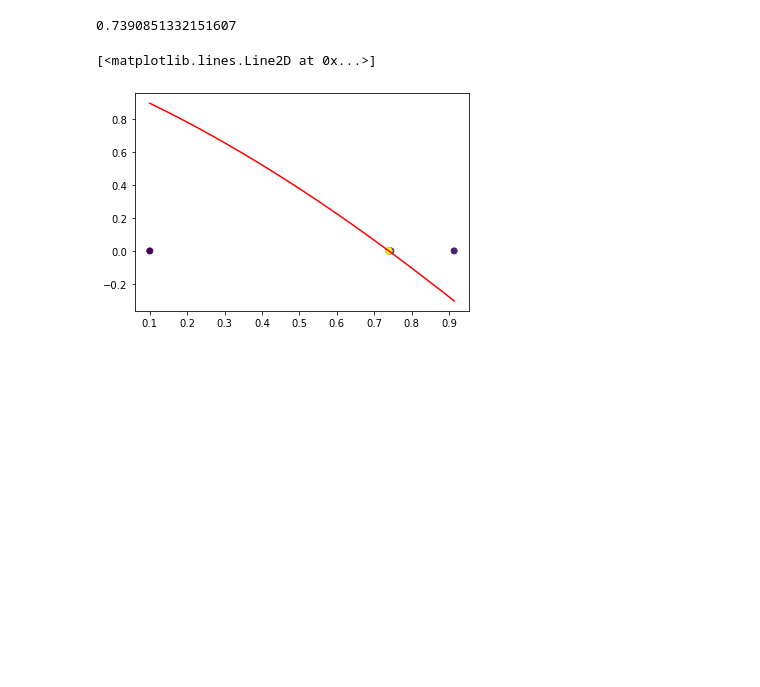
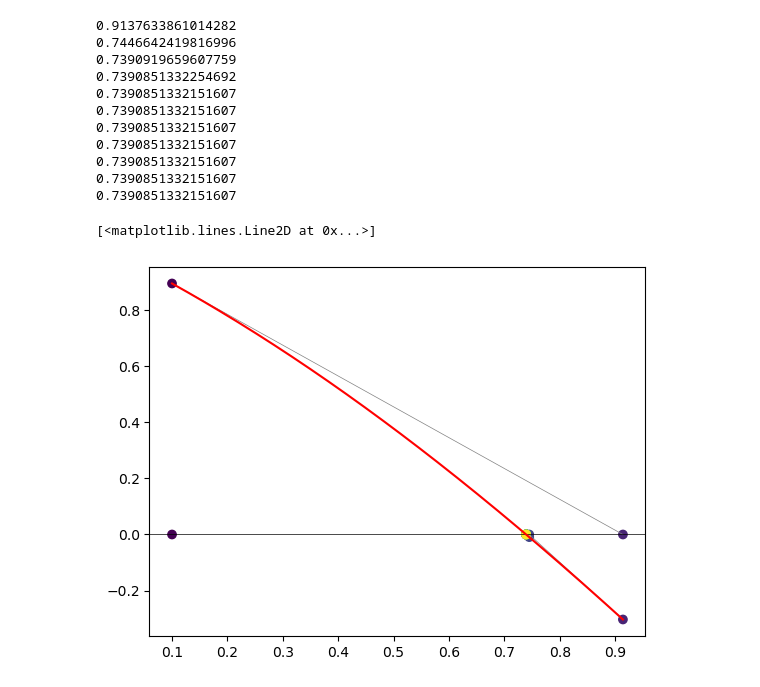
Before and after one commit to gromadan/DRN, a Jupyter notebook: koreny.ipynb, the cells around one changed output. Cells and saved outputs as stored; diff of their text form; code cells hidden in the pictures; blank space fills up the shorter version.

```diff
--- a/koreny.ipynb
+++ b/koreny.ipynb
@@ -34,23 +35,37 @@ print(m)
 # %%
 #Newtonova metoda; je nutné zvolit počáteční bod x[0] a zadat derivaci f
 x=[0.1]
 def df(x):
     return -np.sin(x)-1
 n=10 #počet iterací
 
 for k in range(n):
     x.append(x[k]-f(x[k])/df(x[k]))
-    #print(x[k+1])
+    plt.plot([x[k],x[k+1]],[f(x[k]),0],color='gray', linewidth='0.5')
+    print(x[k+1])
 print(x[k+1])
 
 col=np.linspace(0,1,n+1)
+plt.plot()
 plt.scatter(x,[0]*(k+2),c=range(k+2))
+plt.scatter(x,[f(x)],c=range(k+2))
+plt.axhline(y=0,color='black', linewidth='0.5')
 xx=np.linspace(min(x),max(x),200)
 plt.plot(xx,f(xx),color='red')
 # %% [output]
+0.9137633861014282
+0.7446642419816996
+0.7390919659607759
+0.7390851332254692
 0.7390851332151607
+0.7390851332151607
+0.7390851332151607
+0.7390851332151607
+0.7390851332151607
+0.7390851332151607
+0.7390851332151607
 [<matplotlib.lines.Line2D at 0x...>]
-[figure, old version]
+[figure, new version]
 # %%
 #Metoda sečen; je nutné zvolit nějaké dva počáteční body x[0], x[1]
 x=[0.1,0.2]
```
Also changed, not shown: parts of 3 cells of this notebook.
